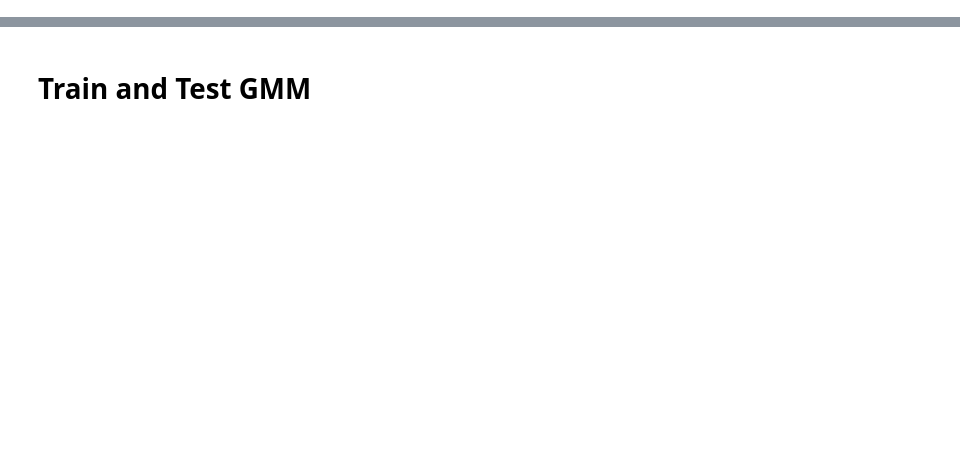
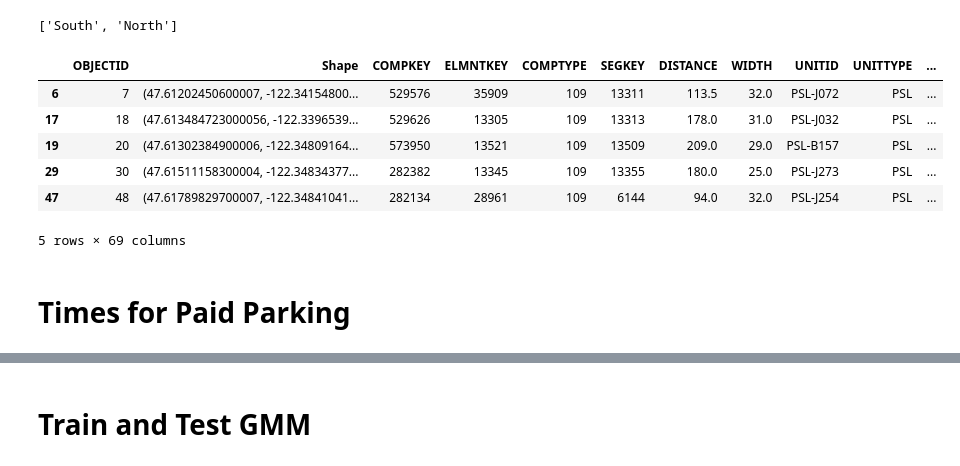
Before and after one commit to fiezt/spatial-data-analysis, a Jupyter notebook: code/locational_demand.ipynb, the cells around one changed output, grey strips where cells are left out. Saved outputs shown, nothing was run; the diff lists cells and outputs as text; code cells hidden in the pictures; blank space fills up the shorter version.

```diff
--- a/code/locational_demand.ipynb
+++ b/code/locational_demand.ipynb
@@ -37,0 +160,3 @@ means = [result[5] for result in results]
+# %%
+df = pd.read_csv(os.path.join(data_path, 'pay_station.csv'))
+df = df.loc[df['PAIDAREA'] == 'Belltown']
@@ -37,0 +171,4 @@ means = [result[5] for result in results]
+# %%
+df_important['SUBAREA'].unique().tolist()
+# %% [output]
+['South', 'North']
@@ -37,0 +178,12 @@ means = [result[5] for result in results]
+# %%
+df.head()
+# %% [output]
+|  | OBJECTID | Shape | COMPKEY | ELMNTKEY | COMPTYPE | SEGKEY | DISTANCE | WIDTH | UNITID | UNITTYPE | ... |
+| 6 | 7 | (47.61202450600007, -122.34154800... | 529576 | 35909 | 109 | 13311 | 113.5 | 32.0 | PSL-J072 | PSL | ... |
+| 17 | 18 | (47.613484723000056, -122.3396539... | 529626 | 13305 | 109 | 13313 | 178.0 | 31.0 | PSL-J032 | PSL | ... |
+| 19 | 20 | (47.61302384900006, -122.34809164... | 573950 | 13521 | 109 | 13509 | 209.0 | 29.0 | PSL-B157 | PSL | ... |
+| 29 | 30 | (47.61511158300004, -122.34834377... | 282382 | 13345 | 109 | 13355 | 180.0 | 25.0 | PSL-J273 | PSL | ... |
+| 47 | 48 | (47.61789829700007, -122.34841041... | 282134 | 28961 | 109 | 6144 | 94.0 | 32.0 | PSL-J254 | PSL | ... |
+5 rows × 69 columns
+# %% [markdown]
+# Times for Paid Parking
```
Also changed, not shown: parts of 33 cells of this notebook, 7 other files.
